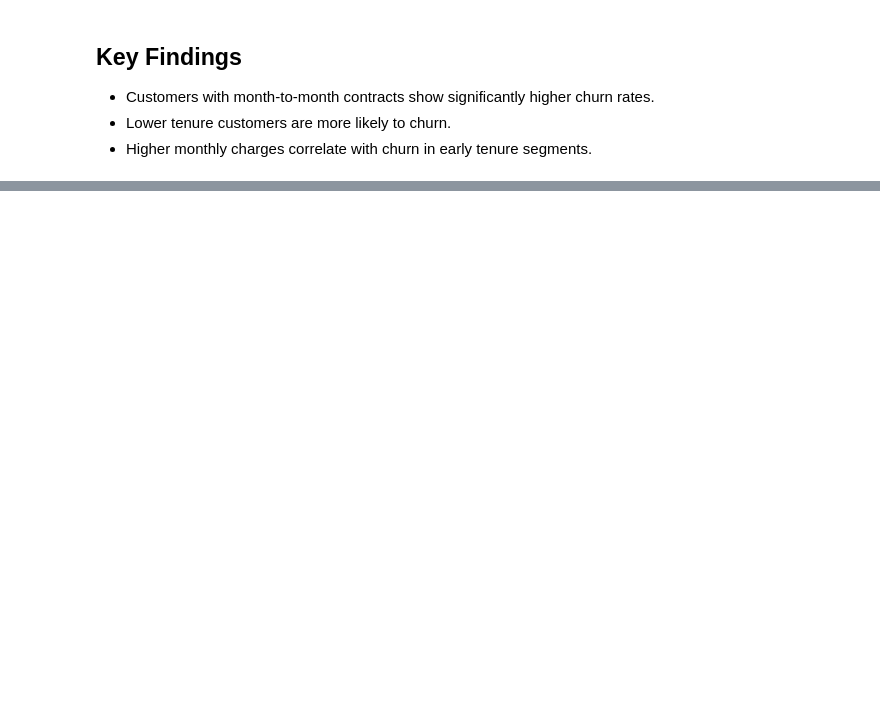
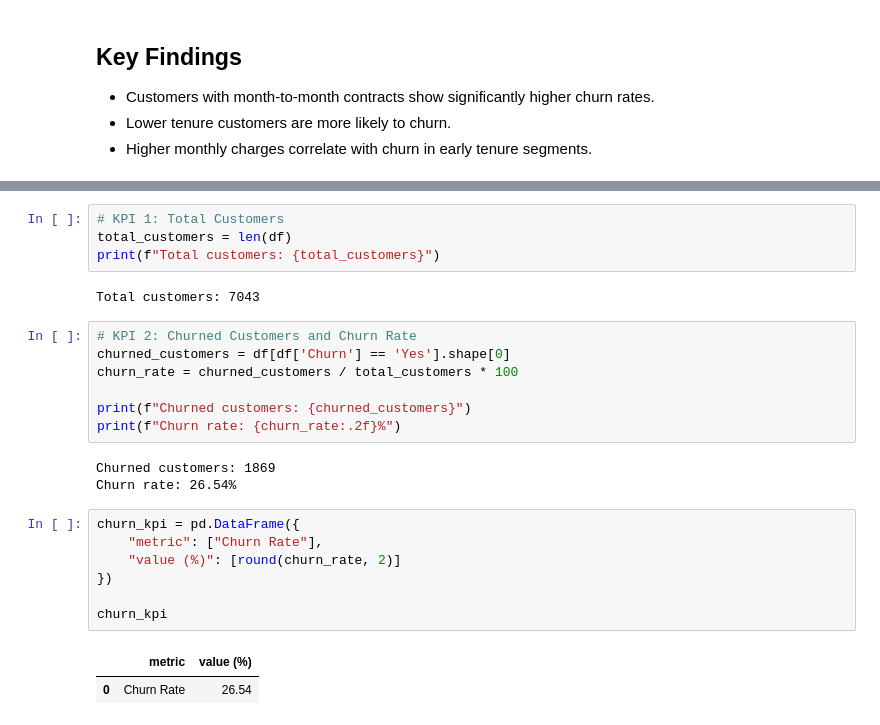
Before and after one commit to crisemy/OwnDataAnalysisProjects, a Jupyter notebook: TelcoCustomerChurn/TelcoCustomerChurn.ipynb, the cells around one changed output, grey strips where cells are left out. Cells and saved outputs as stored; diff of their text form; blank space fills up the shorter version.

```diff
--- a/TelcoCustomerChurn/TelcoCustomerChurn.ipynb
+++ b/TelcoCustomerChurn/TelcoCustomerChurn.ipynb
@@ -255,0 +219,26 @@ pd.crosstab(df["Contract"], df["Churn"], normalize="index")
+# %%
+# KPI 1: Total Customers
+total_customers = len(df)
+print(f"Total customers: {total_customers}")
+# %% [output]
+Total customers: 7043
+# %%
+# KPI 2: Churned Customers and Churn Rate
+churned_customers = df[df['Churn'] == 'Yes'].shape[0]
+churn_rate = churned_customers / total_customers * 100
+
+print(f"Churned customers: {churned_customers}")
+print(f"Churn rate: {churn_rate:.2f}%")
+# %% [output]
+Churned customers: 1869
+Churn rate: 26.54%
+# %%
+churn_kpi = pd.DataFrame({
+    "metric": ["Churn Rate"],
+    "value (%)": [round(churn_rate, 2)]
+})
+
+churn_kpi
+# %% [output]
+|  | metric | value (%) |
+| 0 | Churn Rate | 26.54 |
```
Also changed, not shown: parts of 24 cells of this notebook.
